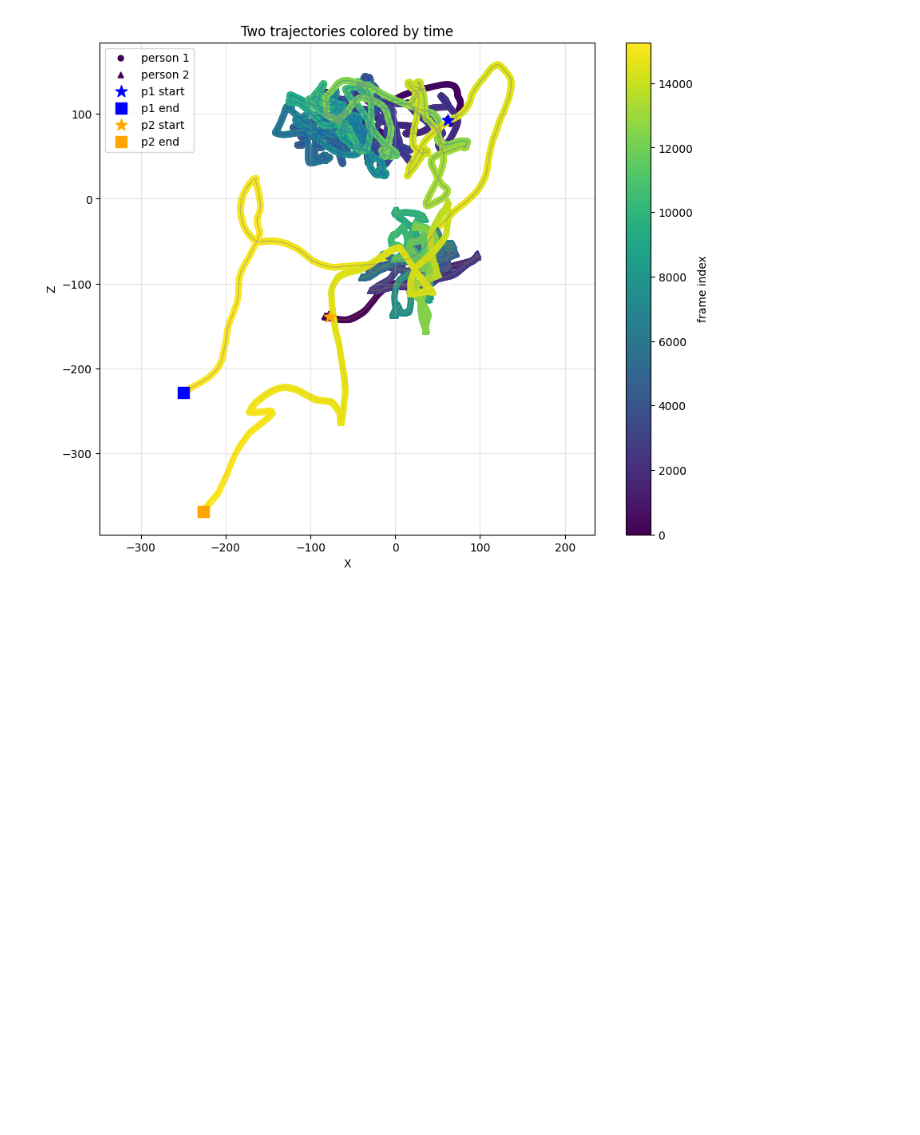
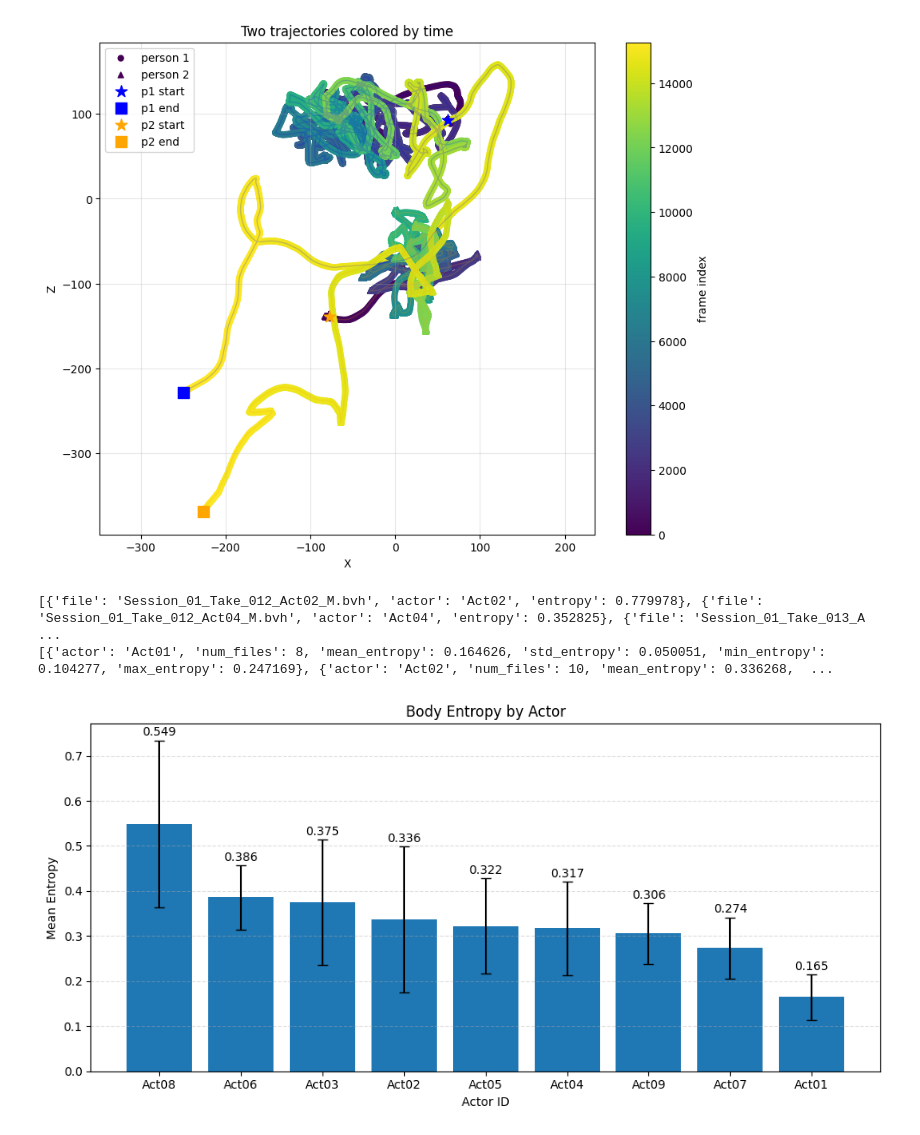
Before and after one commit to sTone99pro/MocapDataAnalysis, a Jupyter notebook: DataAnalysis/DataAnalysis.ipynb, the cells around one changed output. Cells and saved outputs as stored; diff of their text form; code cells hidden in the pictures; blank space fills up the shorter version.

```diff
--- a/DataAnalysis/DataAnalysis.ipynb
+++ b/DataAnalysis/DataAnalysis.ipynb
@@ -292,3 +357,44 @@ ax.legend()
 plt.show()
 # %% [output]
 [figure]
+# %%
+from analysis_tools import compute_body_entropy_per_file
+
+file_results, actor_results, meta = compute_body_entropy_per_file(
+    folder="../bvhs",
+    recursive=False,
+    top_k=20,
+    num_bins=100,
+    normalized=False
+)
+
+print(file_results[:5])
+print(actor_results)
+# %% [output]
+[{'file': 'Session_01_Take_012_Act02_M.bvh', 'actor': 'Act02', 'entropy': 0.779978}, {'file': 'Session_01_Take_012_Act04_M.bvh', 'actor': 'Act04', 'entropy': 0.352825}, {'file': 'Session_01_Take_013_A ...
+[{'actor': 'Act01', 'num_files': 8, 'mean_entropy': 0.164626, 'std_entropy': 0.050051, 'min_entropy': 0.104277, 'max_entropy': 0.247169}, {'actor': 'Act02', 'num_files': 10, 'mean_entropy': 0.336268,  ...
+# %%
+actor_results = sorted(actor_results, key=lambda x: x["mean_entropy"], reverse=True)
+
+actors = [x["actor"] for x in actor_results]
+means = [x["mean_entropy"] for x in actor_results]
+stds = [x["std_entropy"] for x in actor_results]
+
+x = np.arange(len(actors))
+
+plt.figure(figsize=(10, 5))
+bars = plt.bar(x, means, yerr=stds, capsize=4)
+
+plt.xticks(x, actors)
+plt.ylabel("Mean Entropy")
+plt.xlabel("Actor ID")
+plt.title("Body Entropy by Actor")
+plt.grid(axis="y", linestyle="--", alpha=0.4)
+
+for i, v in enumerate(means):
+    plt.text(i, v + stds[i] + 0.01, f"{v:.3f}", ha="center")
+
+plt.tight_layout()
+plt.show()
+# %% [output]
+[figure, added]
```
Also changed, not shown: parts of 8 cells of this notebook, 4 other files.
